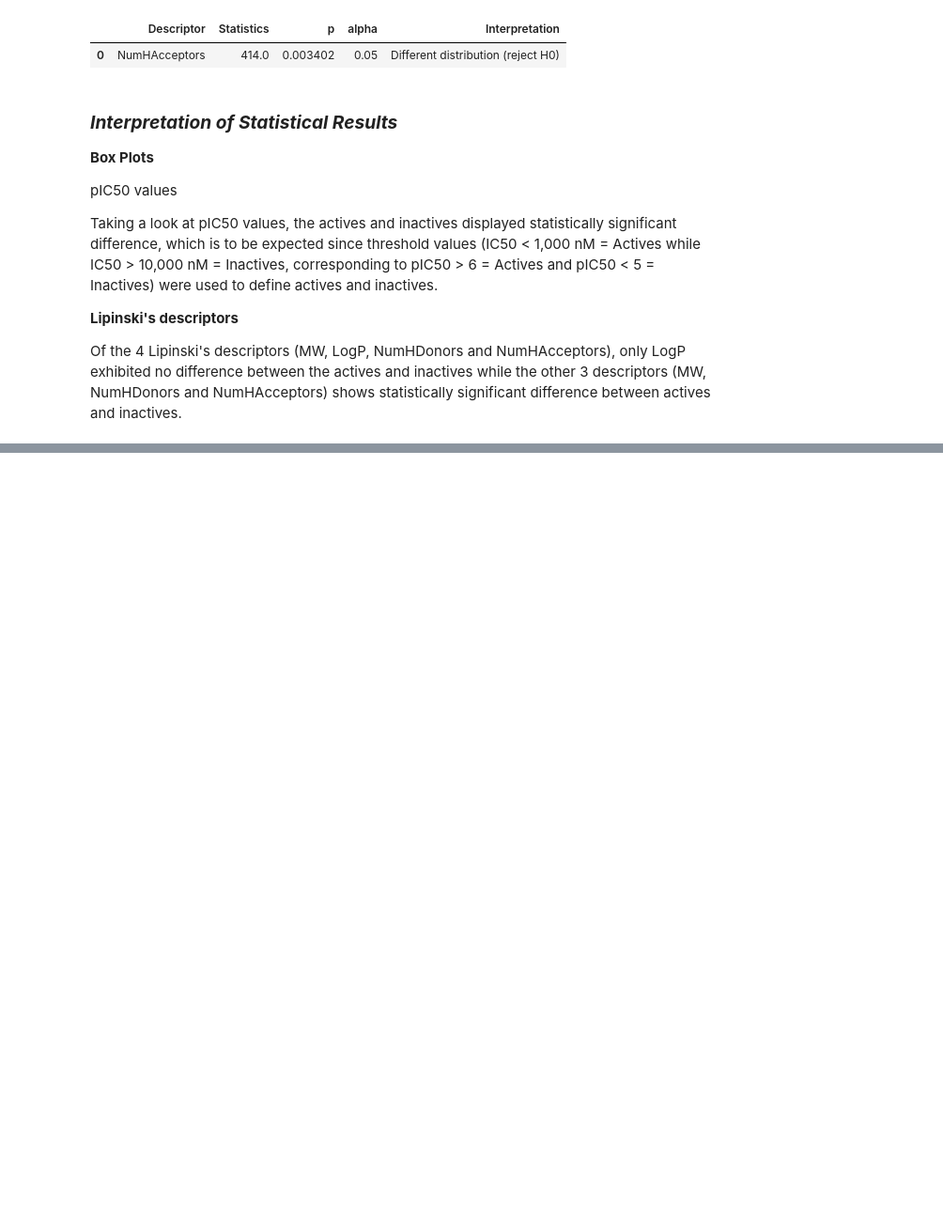
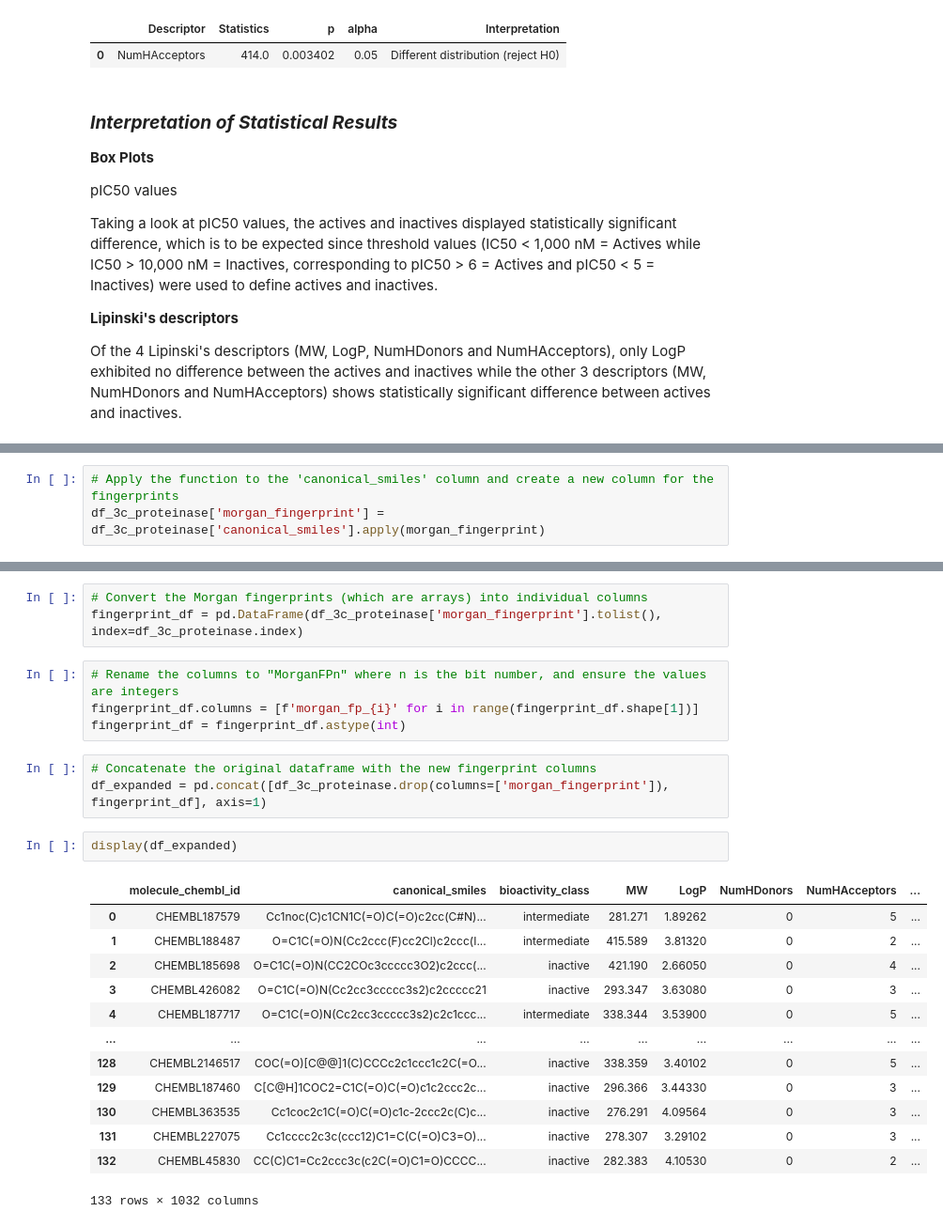
Before and after one commit to falatfernando/covid_drug_screening, a Jupyter notebook: exploratory_analysis.ipynb, the cells around one changed output, grey strips where cells are left out. Shown: that part at 94% size. Cells and saved outputs as stored; diff of their text form; blank space fills up the shorter version.

```diff
--- a/exploratory_analysis.ipynb
+++ b/exploratory_analysis.ipynb
@@ -491,0 +557,3 @@ Of the 4 Lipinski's descriptors (MW, LogP, NumHDonors and NumHAcceptors), only L
+# %%
+# Apply the function to the 'canonical_smiles' column and create a new column for the fingerprints
+df_3c_proteinase['morgan_fingerprint'] = df_3c_proteinase['canonical_smiles'].apply(morgan_fingerprint)
@@ -491,0 +578,26 @@ Of the 4 Lipinski's descriptors (MW, LogP, NumHDonors and NumHAcceptors), only L
+# %%
+# Convert the Morgan fingerprints (which are arrays) into individual columns
+fingerprint_df = pd.DataFrame(df_3c_proteinase['morgan_fingerprint'].tolist(), index=df_3c_proteinase.index)
+# %%
+# Rename the columns to "MorganFPn" where n is the bit number, and ensure the values are integers
+fingerprint_df.columns = [f'morgan_fp_{i}' for i in range(fingerprint_df.shape[1])]
+fingerprint_df = fingerprint_df.astype(int)
+# %%
+# Concatenate the original dataframe with the new fingerprint columns
+df_expanded = pd.concat([df_3c_proteinase.drop(columns=['morgan_fingerprint']), fingerprint_df], axis=1)
+# %%
+display(df_expanded)
+# %% [output]
+|  | molecule_chembl_id | canonical_smiles | bioactivity_class | MW | LogP | NumHDonors | NumHAcceptors | ... |
+| 0 | CHEMBL187579 | Cc1noc(C)c1CN1C(=O)C(=O)c2cc(C#N)... | intermediate | 281.271 | 1.89262 | 0 | 5 | ... |
+| 1 | CHEMBL188487 | O=C1C(=O)N(Cc2ccc(F)cc2Cl)c2ccc(I... | intermediate | 415.589 | 3.81320 | 0 | 2 | ... |
+| 2 | CHEMBL185698 | O=C1C(=O)N(CC2COc3ccccc3O2)c2ccc(... | inactive | 421.190 | 2.66050 | 0 | 4 | ... |
+| 3 | CHEMBL426082 | O=C1C(=O)N(Cc2cc3ccccc3s2)c2ccccc21 | inactive | 293.347 | 3.63080 | 0 | 3 | ... |
+| 4 | CHEMBL187717 | O=C1C(=O)N(Cc2cc3ccccc3s2)c2c1ccc... | intermediate | 338.344 | 3.53900 | 0 | 5 | ... |
+| ... | ... | ... | ... | ... | ... | ... | ... | ... |
+| 128 | CHEMBL2146517 | COC(=O)[C@@]1(C)CCCc2c1ccc1c2C(=O... | inactive | 338.359 | 3.40102 | 0 | 5 | ... |
+| 129 | CHEMBL187460 | C[C@H]1COC2=C1C(=O)C(=O)c1c2ccc2c... | inactive | 296.366 | 3.44330 | 0 | 3 | ... |
+| 130 | CHEMBL363535 | Cc1coc2c1C(=O)C(=O)c1c-2ccc2c(C)c... | inactive | 276.291 | 4.09564 | 0 | 3 | ... |
+| 131 | CHEMBL227075 | Cc1cccc2c3c(ccc12)C1=C(C(=O)C3=O)... | inactive | 278.307 | 3.29102 | 0 | 3 | ... |
+| 132 | CHEMBL45830 | CC(C)C1=Cc2ccc3c(c2C(=O)C1=O)CCCC... | inactive | 282.383 | 4.10530 | 0 | 2 | ... |
+133 rows × 1032 columns
```
Also changed, not shown: parts of 11 cells of this notebook, 11 other files.
